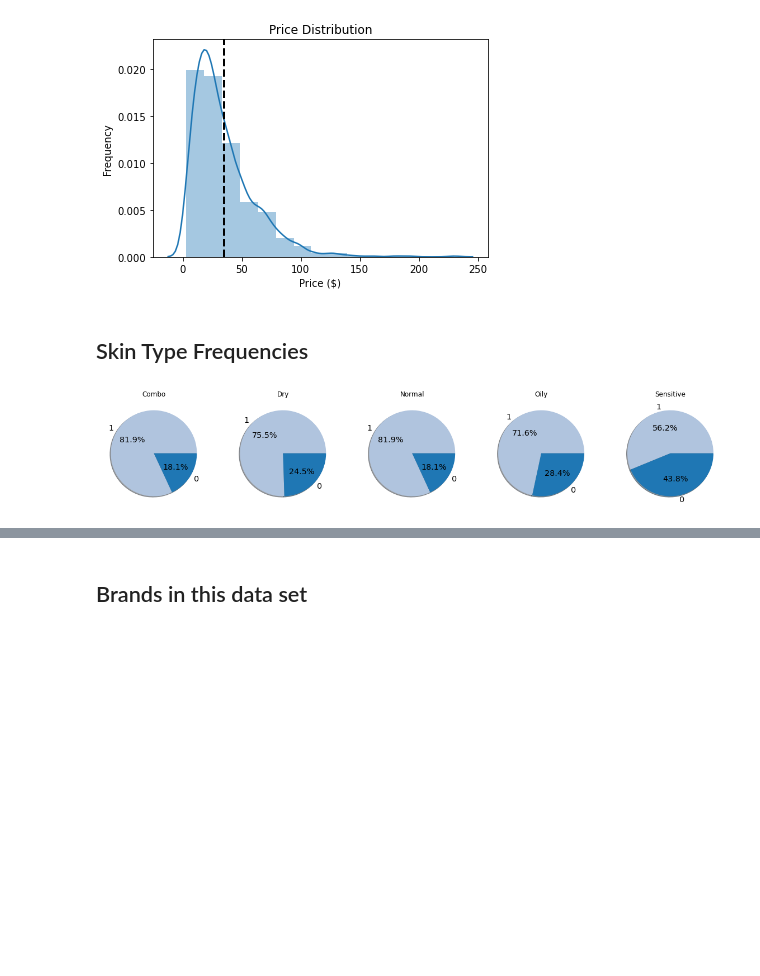
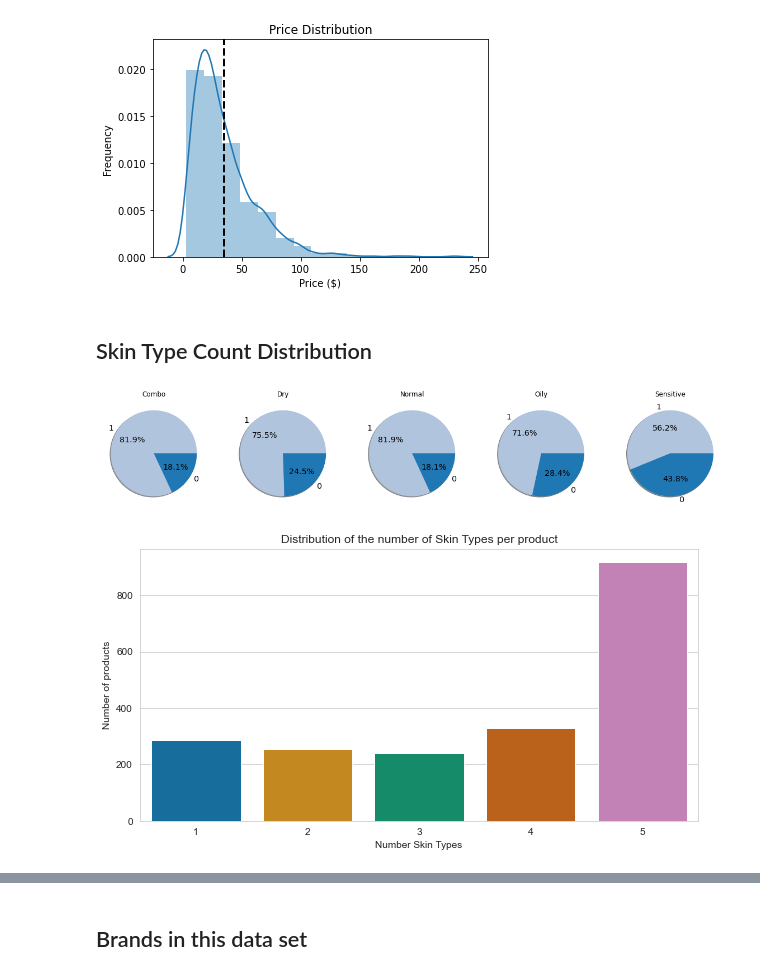
Before and after one commit to ZaneFadul/skincare_classification, a Jupyter notebook: 2.Preprocessing/Step3_Exploratory_Analysis.ipynb, the cells around one changed output, grey strips where cells are left out. Drawn from its saved outputs; the diff is of its cells as text; code cells hidden in the pictures; blank space fills up the shorter version.

Commit message:
Add plots

```diff
--- a/2.Preprocessing/Step3_Exploratory_Analysis.ipynb
+++ b/2.Preprocessing/Step3_Exploratory_Analysis.ipynb
@@ -38,7 +38,7 @@ plt.savefig('Price_distribution.png')
 # %% [output]
 [figure]
 # %% [markdown]
-## Skin Type Frequencies
+## Skin Type Count Distribution
 # %%
 s_type = ["Combination", "Dry", "Normal", "Oily", "Sensitive"]
 label = "1", "0"
@@ -58,3 +58,15 @@ ax5.set_title("Sensitive")
 plt.savefig('Skin_type_frequenct.png')
 # %% [output]
 [figure]
+# %%
+data["types"] = data["Skin_Type"].apply(lambda text: len(str(text).split(" ")))
+sns.set_style("whitegrid")
+plt.figure(figsize=(10,5))
+sns_count_plot = sns.countplot(data.types, palette='colorblind')
+plt.title("Distribution of the number of Skin Types per product")
+plt.xlabel("Number Skin Types")
+plt.ylabel("Number of products")
+plt.show()
+sns_count_plot.figure.savefig('Skin_types_per_prouduct.png')
+# %% [output]
+[figure, added]
```
Also changed, not shown: parts of 3 cells of this notebook, 3 other files.
